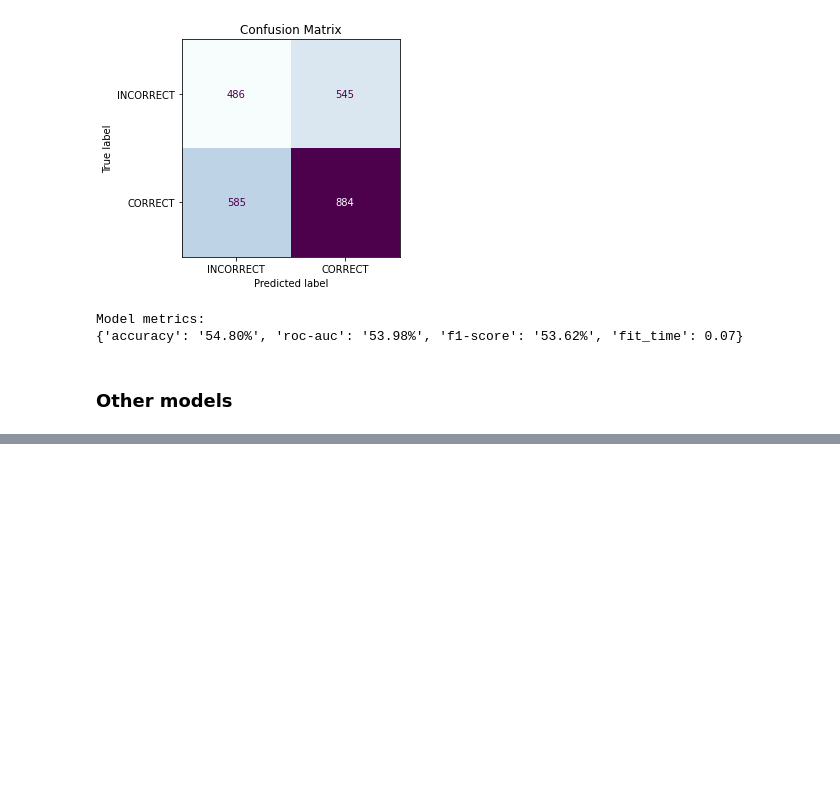
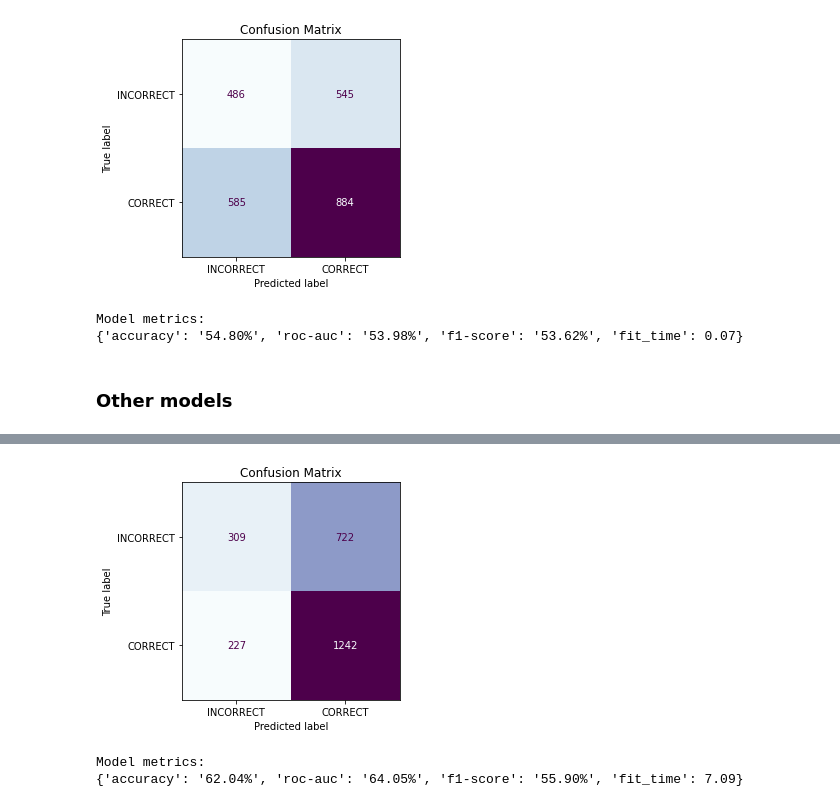
Before and after one commit to boa50/intelligent-tutoring-analysis, a Jupyter notebook: Analysis.ipynb, the cells around one changed output, grey strips where cells are left out. Cells and saved outputs as stored; diff of their text form; code cells hidden in the pictures; blank space fills up the shorter version.

```diff
--- a/Analysis.ipynb
+++ b/Analysis.ipynb
@@ -822,0 +816,28 @@ KeyboardInterrupt:
+# %%
+def xgb_clf_optimize(pbounds):
+    optimizer = BayesianOptimization(
+        f=xgb_param_optimize,
+        pbounds=pbounds,
+        random_state=SEED,
+    )
+
+    optimizer.maximize(
+        init_points=0,
+        n_iter=1,
+    )
+
+    return optimizer.max
+# %%
+pbounds = {
+    'learning_rate': (0.01, 1.0),
+#     'n_estimators': (100, 1000),
+#     'max_depth': (3,10),
+#     'gamma': (0, 5),
+#     'min_child_weight': (1, 10),
+#     'colsample_bytree': (0.5, 1),
+#     'reg_alpha': (0, 10),
+#     'reg_lambda': (0, 10)
+}
+
+xgb_best_params = xgb_clf_optimize(pbounds)
+xgb_best_params
@@ -822,0 +851,5 @@ KeyboardInterrupt:
+# %%
+params = xgb_best_params['params']
+xgb_clf = XGBClassifier(use_label_encoder=False, seed=SEED, **params)
+model_process(xgb_clf, 'XGBoost');
+# %% [output]
@@ -822,0 +858,3 @@ KeyboardInterrupt:
+[figure, added]
+Model metrics:
+{'accuracy': '62.04%', 'roc-auc': '64.05%', 'f1-score': '55.90%', 'fit_time': 7.09}
```
Also changed, not shown: parts of 23 cells of this notebook.
